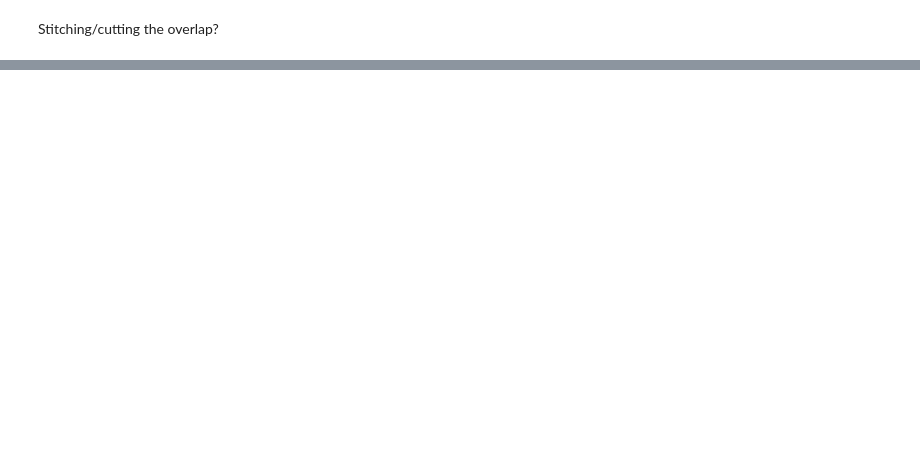
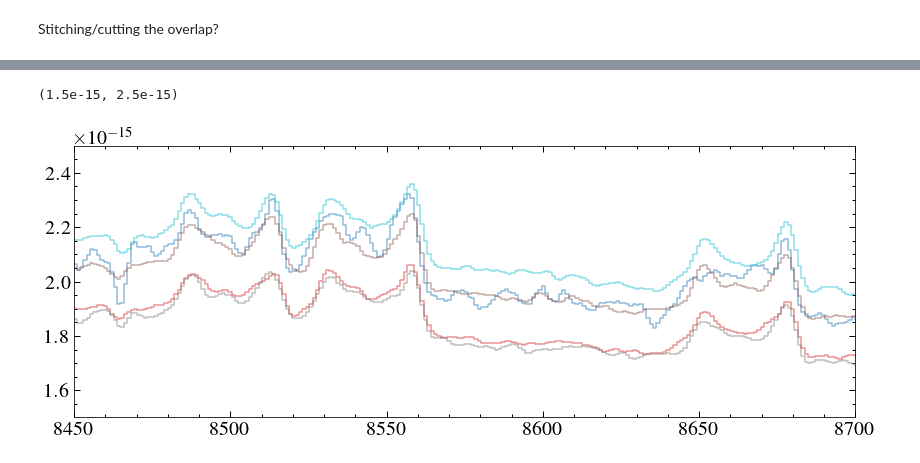
Before and after one commit to davidjwilson/gas_discs, a Jupyter notebook: het_look.ipynb, the cells around one changed output, grey strips where cells are left out. Drawn from its saved outputs; the diff is of its cells as text; code cells hidden in the pictures; blank space fills up the shorter version.

```diff
--- a/het_look.ipynb
+++ b/het_look.ipynb
@@ -122,0 +151,18 @@ WDJ0147+2339_066_W
+# %%
+for spec in hetspecs:
+    data = fits.getdata(spec)
+    hdr = fits.getheader(spec)
+    star, date, inst, wave0 = hdr['QOBJECT'], hdr['DATE'], hdr['INSTRUME'],hdr['WAVE0']
+    if wave0 > 8000 and wave0 < 9000: #arms not in header!!!???
+        arm = 'farred'
+    if wave0 > 6000 and wave0 < 7000: #arms not in header!!!???
+        arm = 'red___'
+    # print(star, date, inst)
+    fname = '{}_{}_{}_{}.dat'.format(star, inst, arm, date)
+    print(fname)
+    # print(hdr['WAVE0'])
+    w, f, e = data[0], data[1], data[3]
+    # plt.plot(w,f)
+    # plt.show()
+    savdat = Table([w, f, e], names=['#WAVELENGTH', 'FLUX', 'ERROR'])
+    ascii.write(savdat, 'het_spectra/{}'.format(fname), overwrite=True, format='basic')
@@ -122,0 +193,15 @@ WDJ0147+2339_066_W
+# %%
+smooth = 4
+for spec in hetspecs:
+    data = fits.getdata(spec)
+    star = fits.getheader(spec)['OBJECT']
+    if star == 'WDJ0147+2339_066_W':
+        w, f, e = data[0], data[1], data[3]
+        f = convolve(f,Box1DKernel(smooth))
+        plt.step(w,f, alpha =0.5)
+plt.xlim(8450, 8700)
+plt.ylim (1.5e-15, 2.5e-15)
+    # plt.show()
+# %% [output]
+(1.5e-15, 2.5e-15)
+[figure, added]
```
Also changed, not shown: parts of 13 cells of this notebook, 52 other files.
